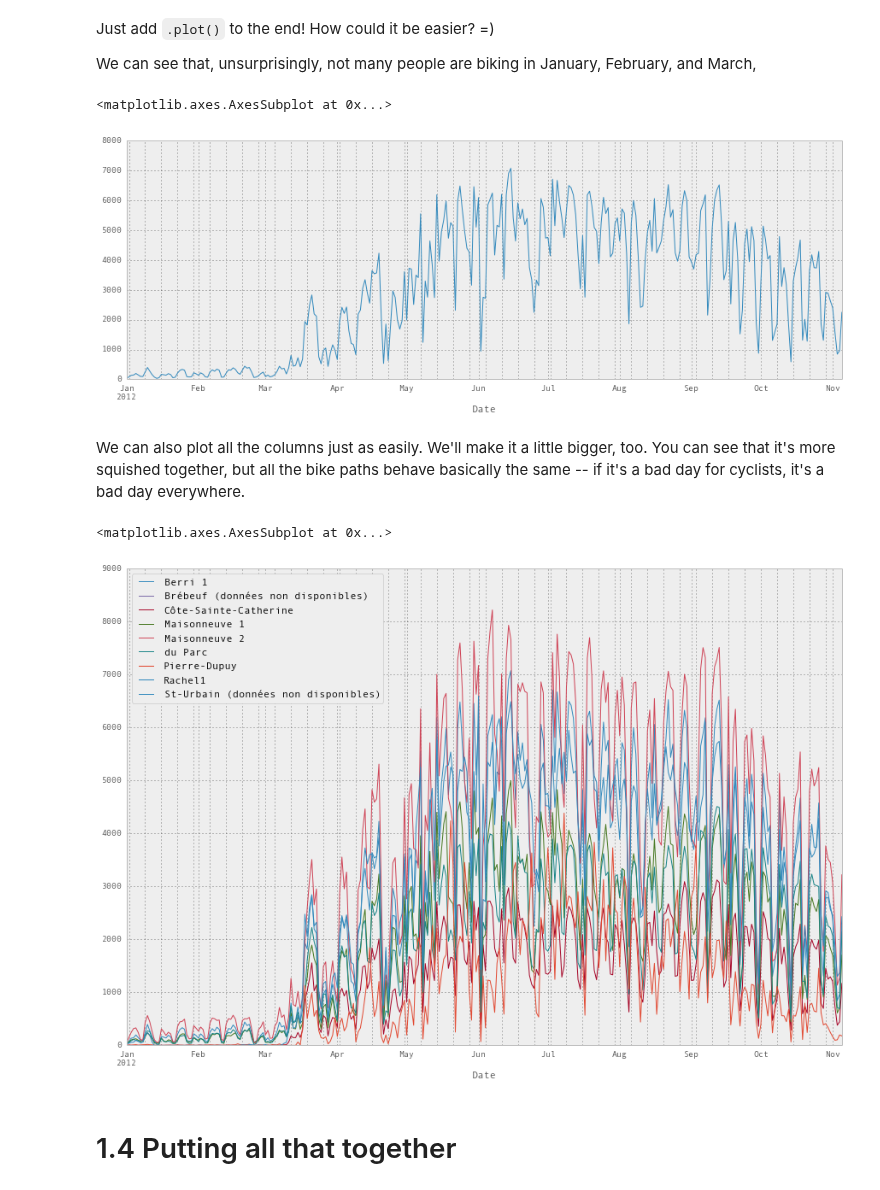
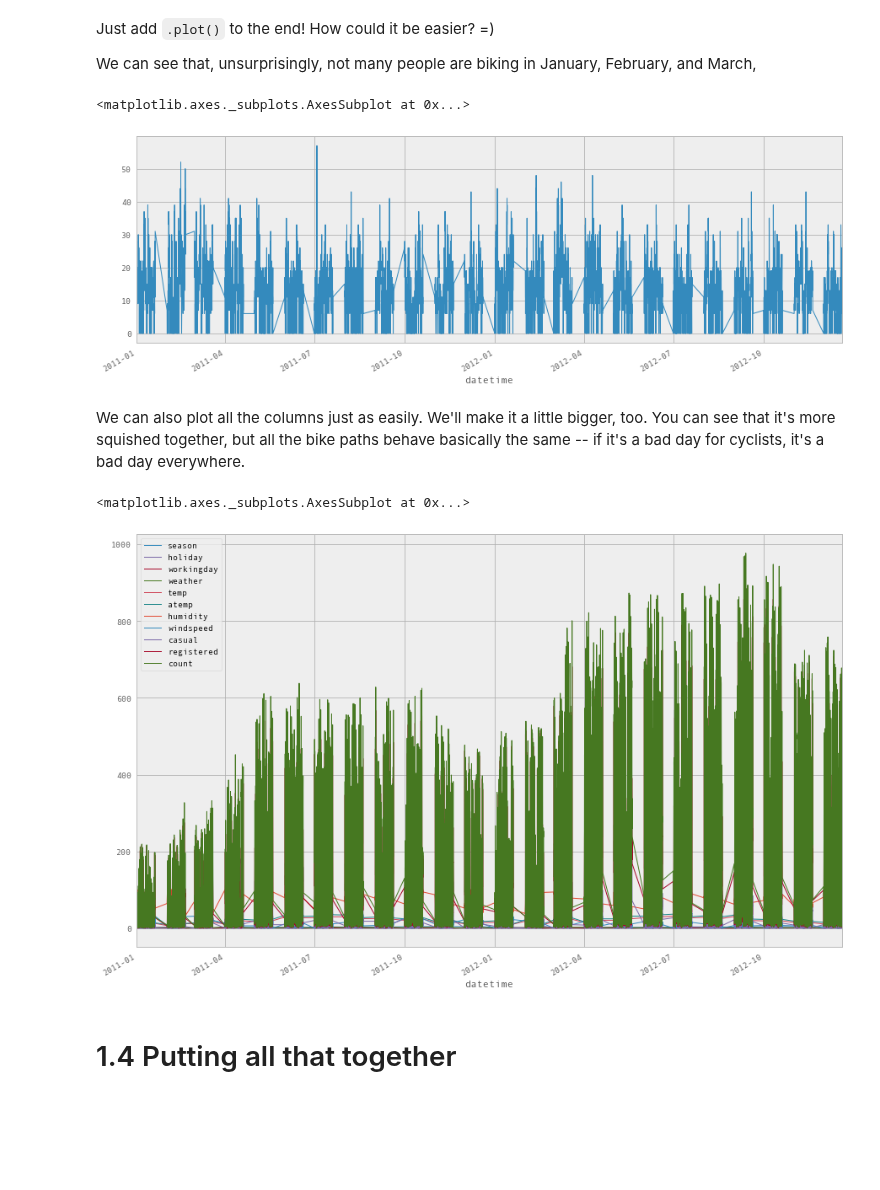
Before and after one commit to batermj/data_sciences_campaign, a Jupyter notebook: Python/Pandas/ds00100001_pandas_python_ex00000010.ipynb, the cells around one changed output. Drawn from its saved outputs; the diff is of its cells as text; code cells hidden in the pictures; blank space fills up the shorter version.

Commit message:
Reading data from a csv file

```diff
--- a/Python/Pandas/ds00100001_pandas_python_ex00000010.ipynb
+++ b/Python/Pandas/ds00100001_pandas_python_ex00000010.ipynb
@@ -44,6 +56,6 @@ You'll notice that this is totally broken! `read_csv` has a bunch of options tha
 * Tell it that our dates have the day first instead of the month first
 * Set the index to be the 'Date' column
 # %%
-fixed_df = pd.read_csv('../data/bikes.csv', sep=';', encoding='latin1', parse_dates=['Date'], dayfirst=True, index_col='Date')
+fixed_df = pd.read_csv('../../DataSets/competition/kaggle/Bike-Sharing-Demand/kaggle_bike_competition_train.csv', sep=',', encoding='latin1', parse_dates=['datetime'], dayfirst=True, index_col='datetime')
 fixed_df[:3]
 # %% [output]
@@ -86,18 +97,18 @@ Just add `.plot()` to the end! How could it be easier? =)
 
 We can see that, unsurprisingly, not many people are biking in January, February, and March,
 # %%
-fixed_df['Berri 1'].plot()
+fixed_df['windspeed'].plot()
 # %% [output]
-<matplotlib.axes.AxesSubplot at 0x...>
+<matplotlib.axes._subplots.AxesSubplot at 0x...>
-[figure, old version]
+[figure, new version]
 # %% [markdown]
 We can also plot all the columns just as easily. We'll make it a little bigger, too.
 You can see that it's more squished together, but all the bike paths behave basically the same -- if it's a bad day for cyclists, it's a bad day everywhere.
 # %%
 fixed_df.plot(figsize=(15, 10))
 # %% [output]
-<matplotlib.axes.AxesSubplot at 0x...>
+<matplotlib.axes._subplots.AxesSubplot at 0x...>
-[figure, old version]
+[figure, new version]
 # %% [markdown]
 # 1.4 Putting all that together
 # %% [markdown]
```
Also changed, not shown: parts of 8 cells of this notebook.
